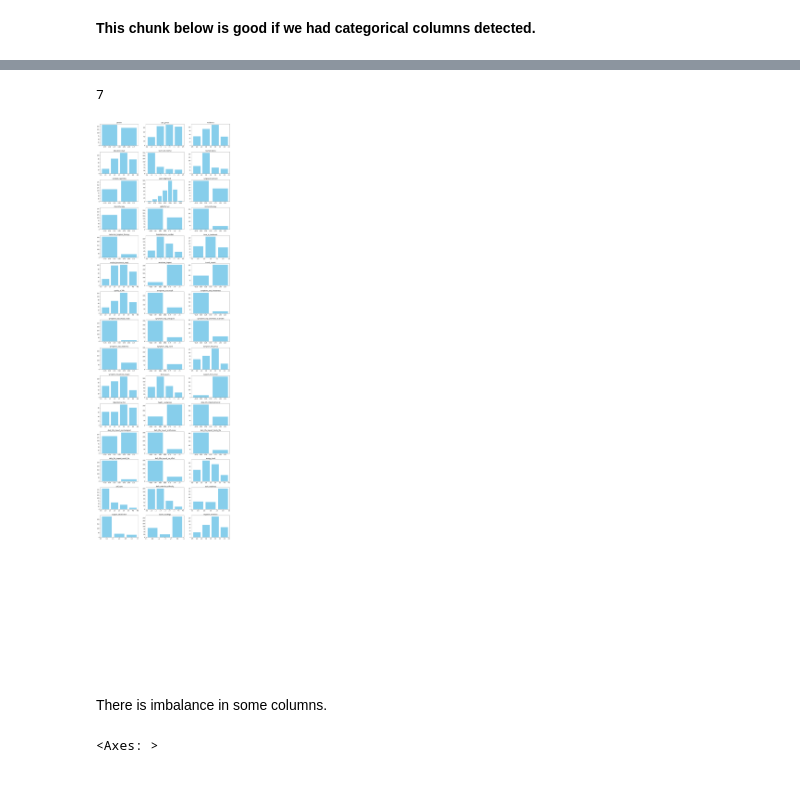
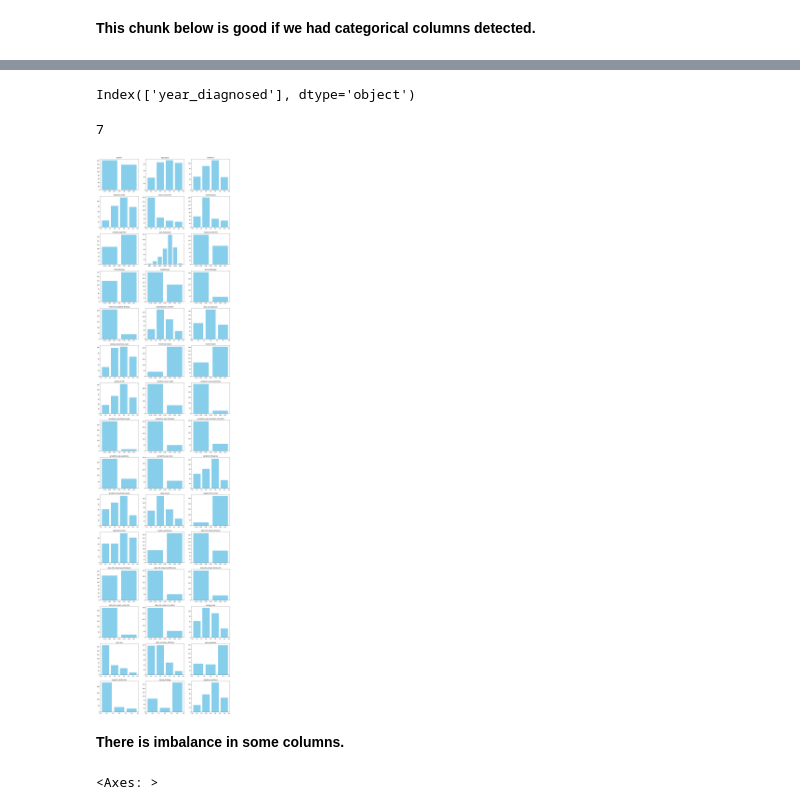
Before and after one commit to Harris-dev26/Data_mining, a Jupyter notebook: Project_file.ipynb, the cells around one changed output, grey strips where cells are left out. Saved outputs shown, nothing was run; the diff lists cells and outputs as text; code cells hidden in the pictures; blank space fills up the shorter version.

```diff
--- a/Project_file.ipynb
+++ b/Project_file.ipynb
@@ -88,22 +88,22 @@ Coping_Strategy                     0
 Negative_Emotions                   0
 dtype: int64
 # %%
-# 1. Remove duplicate rows
-df = df.drop_duplicates()
-print(f"\nData after removing duplicates: {df.shape}")
+# # 1. Remove duplicate rows
+# df = df.drop_duplicates()
+# print(f"\nData after removing duplicates: {df.shape}")
 
-# 2. Handle missing values
-numeric_columns = df.select_dtypes(include=['number']).columns
-df[numeric_columns] = df[numeric_columns].fillna(df[numeric_columns].mean())
+# # 2. Handle missing values
+# numeric_columns = df.select_dtypes(include=['number']).columns
+# df[numeric_columns] = df[numeric_columns].fillna(df[numeric_columns].mean())
 
-# Fill missing categorical values with mode
-categorical_columns = df.select_dtypes(include=['object']).columns
-df[categorical_columns] = df[categorical_columns].apply(lambda x: x.fillna(x.mode()[0] if not x.mode().empty else 'Unknown'))
-print(f"\nData after handling missing values:\n{df.isnull().sum()}")
+# # Fill missing categorical values with mode
+# categorical_columns = df.select_dtypes(include=['object']).columns
+# df[categorical_columns] = df[categorical_columns].apply(lambda x: x.fillna(x.mode()[0] if not x.mode().empty else 'Unknown'))
+# print(f"\nData after handling missing values:\n{df.isnull().sum()}")
 
-# 3. Drop irrelevant or redundant columns
-if 'ID' in df.columns:
-    df = df.drop(columns=['ID'])
+# # 3. Drop irrelevant or redundant columns
+# if 'ID' in df.columns:
+#     df = df.drop(columns=['ID'])
 
-# 4. Standardize column names
-df.columns = [col.strip().replace(' ', '_').lower() for col in df.columns]
+# # 4. Standardize column names
+# df.columns = [col.strip().replace(' ', '_').lower() for col in df.columns]
@@ -162,10 +124,21 @@ dtype: int64
 # %%
 #to detect categories we can check the number of unique values in each columns, if it is less than 5 we can check them...
-df.columns[df.nunique()>4]
-#Looks like only year diagnosed has more than 4 entries and it is 7 ! It can be also taken as Categorical.
-df.year_diagnosed.nunique()
+df.columns[df.nunique()>5]
 # %% [output]
-7
+Index(['year_diagnosed'], dtype='object')
+# %%
+
+#Looks like only year diagnosed has more than 4 entries and it is 7 ! It can be also taken as Categorical.
+df.year_diagnosed.nunique()
+# %% [output]
+7
+# %%
+# df.nunique()
+
+binary_columns=df.columns[df.nunique()==2]
+binary_columns
+# (df[binary_columns]==2).sum()
+df[binary_columns]=df[binary_columns].replace(2,0)
 # %%
 # # Checking for Imbalances
 # imbalances = {}
@@ -179,36 +152,36 @@ df.year_diagnosed.nunique()
 #     print(f"\nColumn: {col}")
 #     print(counts)
 # %%
-nrow=20
+nrow=15
 ncol=3
 n=0
 # Create a Figure
 fig, axes = plt.subplots(nrow, ncol, figsize=(16, 64))
 fig.tight_layout(pad=3)  # Adjust spacing between subplots
 
 # Flatten the 2D axes array to iterate over it easily
 axes = axes.flatten()
 
 # Plot each column in the DataFrame
 for col in df.columns:
     counts=df[col].value_counts()
     if n >= len(axes):  # Stop if we exceed the number of subplots
         break
     ax = axes[n]
     ax.bar(counts.index, counts.values, color='skyblue')  # Bar plot for each column
     ax.set_title(col)  # Title for each subplot
     n += 1
 
 # Hide unused subplots (if any)
 for i in range(n, len(axes)):
     axes[i].axis('off')
 
 # Show the final plot
 plt.show()
 # %% [output]
-[figure, old version]
+[figure, new version]
 # %% [markdown]
-There is imbalance in some  columns.
+**There is imbalance in some  columns.**
 # %%
 #Quick check for correlations
 import seaborn as sns
```
Also changed, not shown: parts of 23 cells of this notebook.
